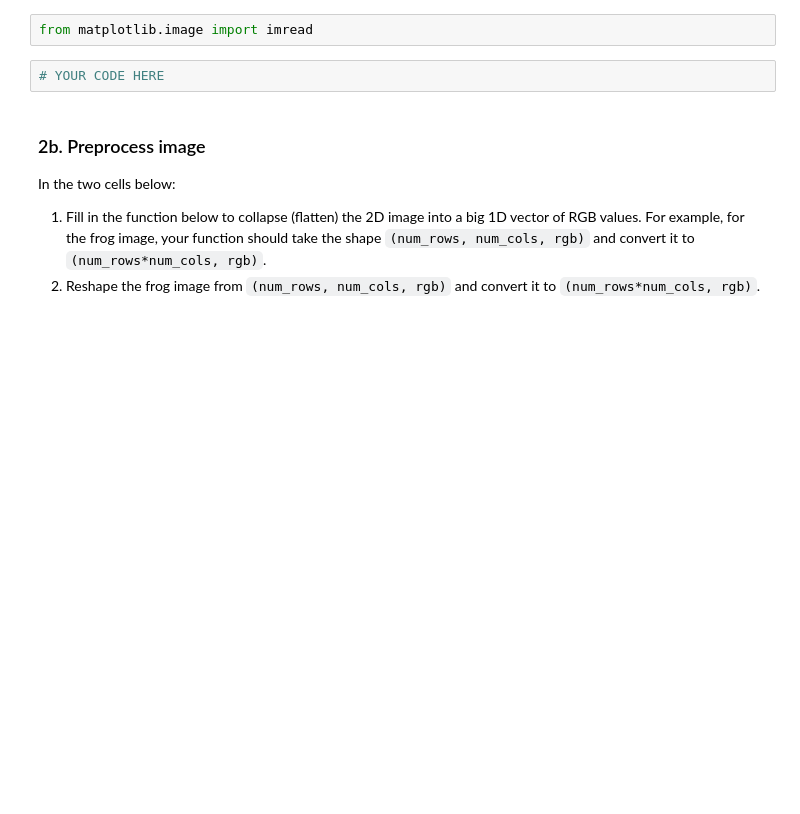
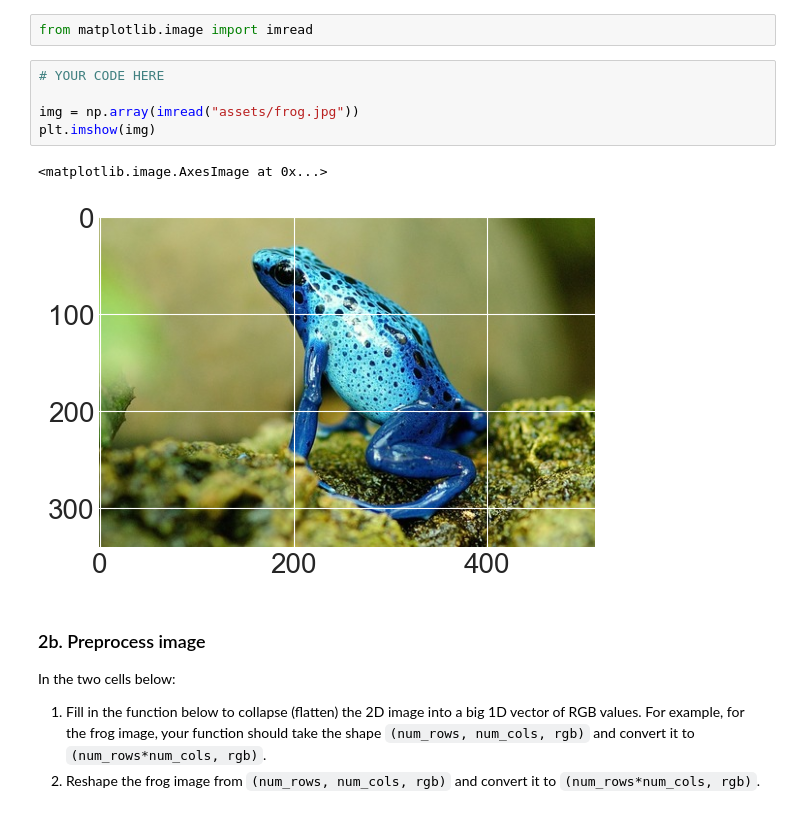
Before and after one commit to Mickey-Zhaang/ColbyCollege_CS252, a Jupyter notebook: Projct3/image_segmentation.ipynb, the cells around one changed output. Saved outputs shown, nothing was run; the diff lists cells and outputs as text; blank space fills up the shorter version.

```diff
--- a/Projct3/image_segmentation.ipynb
+++ b/Projct3/image_segmentation.ipynb
@@ -32,8 +32,14 @@ In this task, you will apply K-means to one image and to quantize it (*this is a
 2. Use `plt.imshow` to display it in the notebook below. Turn off plot ticks!
 # %%
 from matplotlib.image import imread
-# %%
-# YOUR CODE HERE
+# %%
+# YOUR CODE HERE
+
+img = np.array(imread("assets/frog.jpg"))
+plt.imshow(img)
+# %% [output]
+<matplotlib.image.AxesImage at 0x...>
+[figure, added]
 # %% [markdown]
 ### 2b. Preprocess image
 
```
Also changed, not shown: parts of 17 cells of this notebook, 4 other files.
